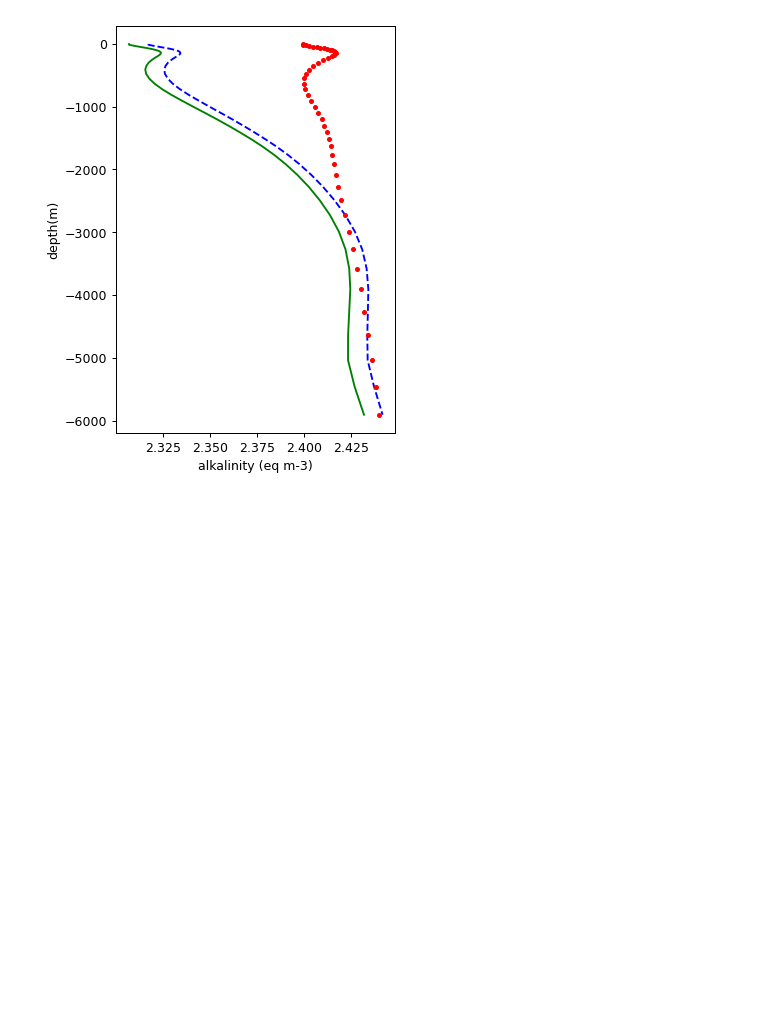
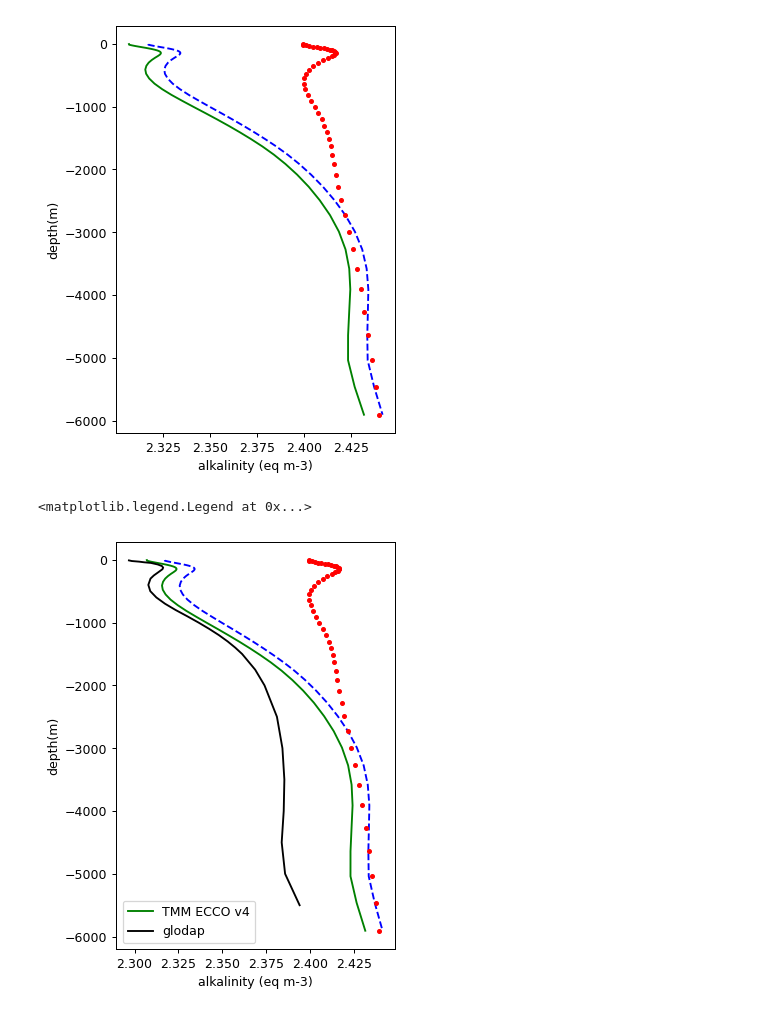
Before and after one commit to PaulHalloran/Jupiter_notebooks_halloran, a Jupyter notebook: ecco_v4_processing.ipynb, the cells around one changed output. Cells and saved outputs as stored; diff of their text form; code cells hidden in the pictures; blank space fills up the shorter version.

```diff
--- a/ecco_v4_processing.ipynb
+++ b/ecco_v4_processing.ipynb
@@ -236,3 +236,35 @@ plt.ylabel('depth(m)')
 # %% [output]
 Text(0, 0.5, 'depth(m)')
 [figure]
+# %%
+glodap = iris.load_cube('/Users/ph290/Downloads/GLODAPv2.2016b_MappedClimatologies/GLODAPv2.2016b.TAlk.nc','seawater alkalinity expressed as mole equivalent per unit mass')
+# %%
+def area_avg(cube):
+    try:
+        cube.coord('latitude').guess_bounds()
+    except:
+        pass
+    try:
+        cube.coord('longitude').guess_bounds()
+    except:
+        pass
+    grid_areas = iris.analysis.cartography.area_weights(cube)
+    return cube.collapsed(['longitude', 'latitude'],iris.analysis.MEAN, weights=grid_areas)
+
+
+area_avg_glodap = area_avg(glodap)
+# %%
+depths_glodap = np.array([10,20,30,40,50,75,100,125,150,200,250,300,400,500,600,700,800,900,1000,1100,1200,1300,1400,1500,1750,2000,2500,3000,3500,4000,4500,5000,5500])
+
+plt.figure(figsize=(4,6), dpi=90)
+plt.plot(profile_array_1400,grid.Z,'g',label='TMM ECCO v4')
+plt.plot(profile_array_1000,grid.Z,'b--')
+plt.plot(profile_array_0100,grid.Z,'r.')
+plt.plot(area_avg_glodap.data/1000.0,depths_glodap*(-1.0),'k',label='glodap')
+plt.xlabel('alkalinity (eq m-3)')
+plt.ylabel('depth(m)')
+
+plt.legend()
+# %% [output]
+<matplotlib.legend.Legend at 0x...>
+[figure, added]
```
Also changed, not shown: parts of 1 cell of this notebook.
